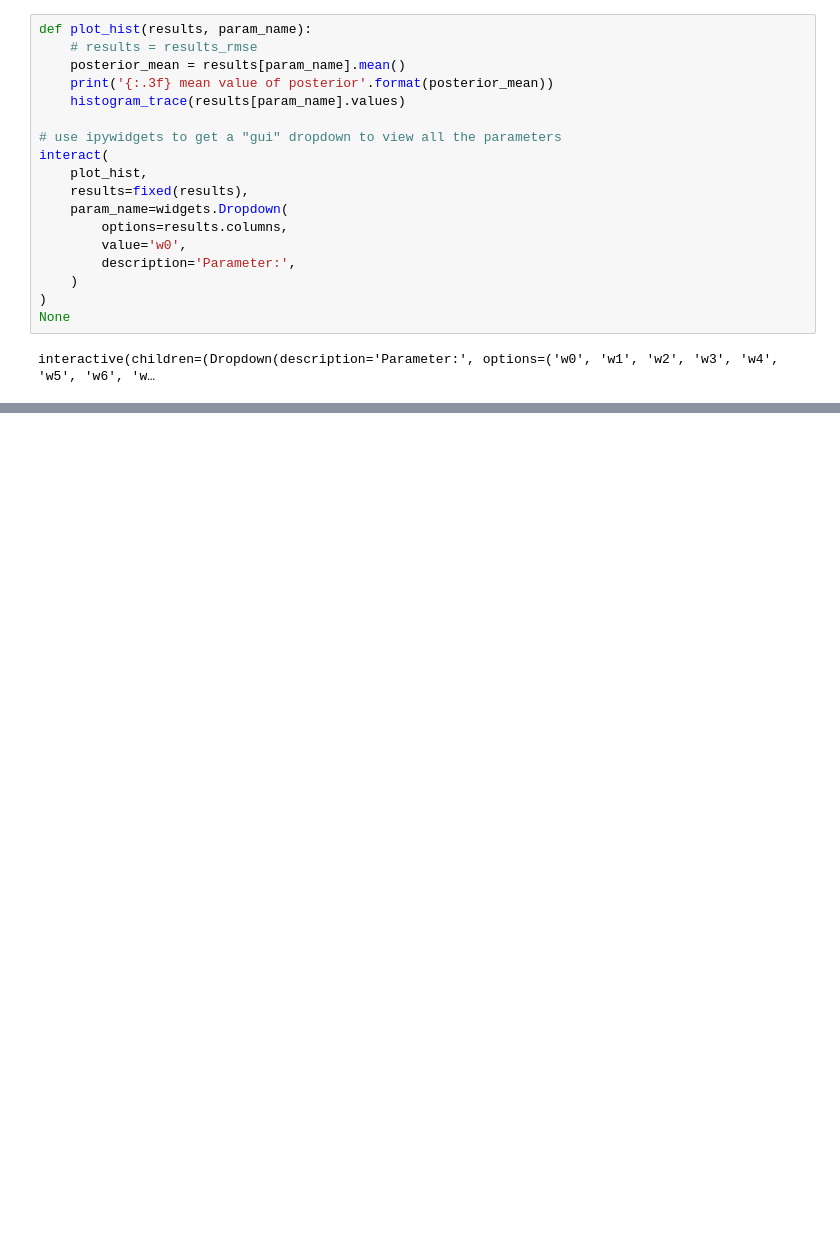
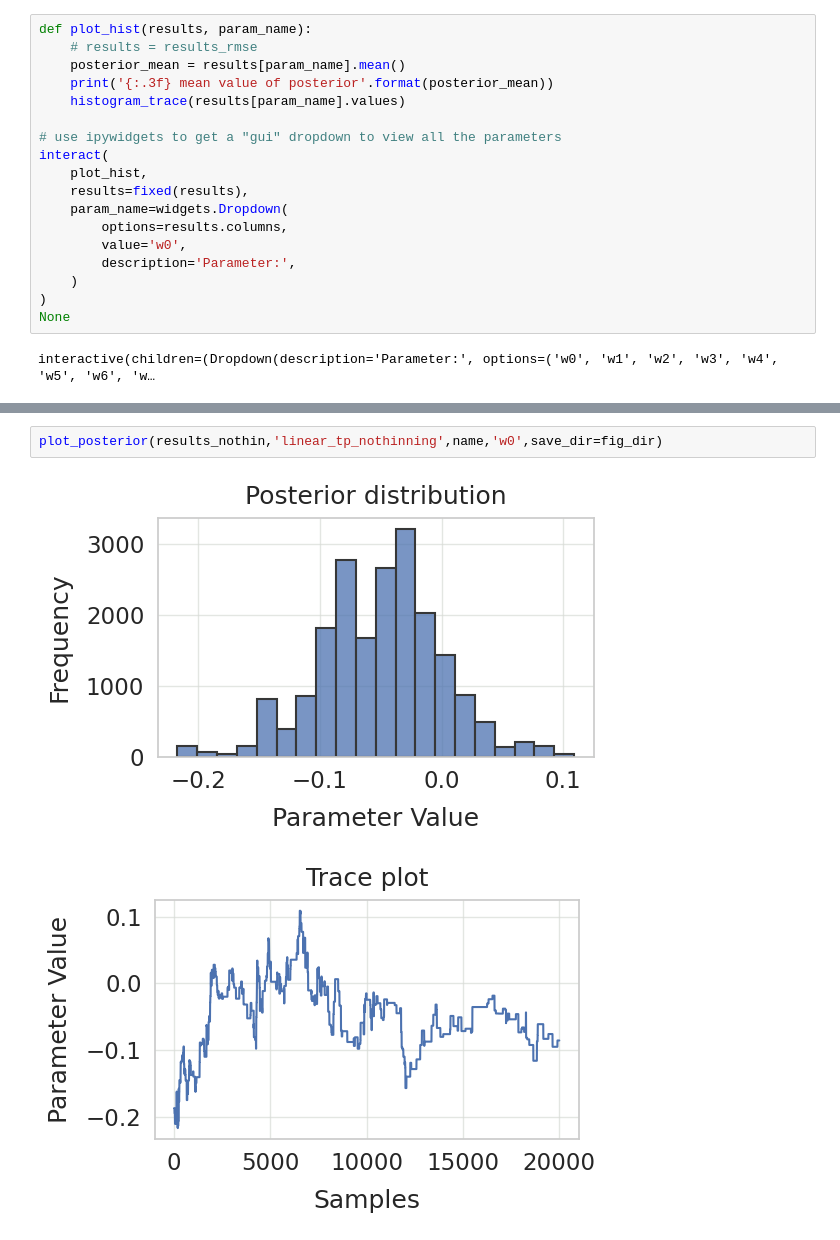
Before and after one commit to sydney-machine-learning/Bayesianneuralnetworks-MCMC-tutorial, a Jupyter notebook: publication_results/04-Linear-trace.ipynb, the cells around one changed output, grey strips where cells are left out. Cells and saved outputs as stored; diff of their text form; blank space fills up the shorter version.

```diff
--- a/publication_results/04-Linear-trace.ipynb
+++ b/publication_results/04-Linear-trace.ipynb
@@ -206,0 +236,5 @@ plot_posterior('linear_tp',name,'w0',save_dir=fig_dir)
+# %%
+plot_posterior(results_nothin,'linear_tp_nothinning',name,'w0',save_dir=fig_dir)
+# %% [output]
+[figure, added]
+[figure, added]
```
Also changed, not shown: parts of 8 cells of this notebook, 9 other files.
